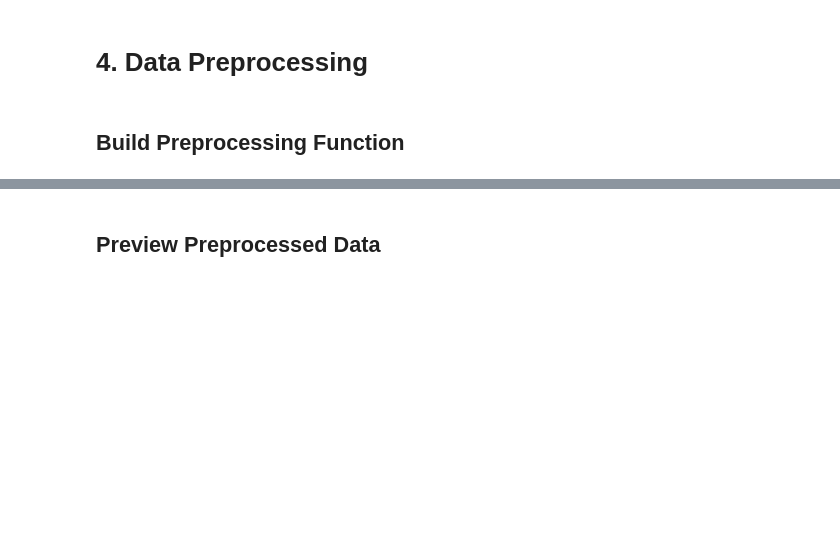
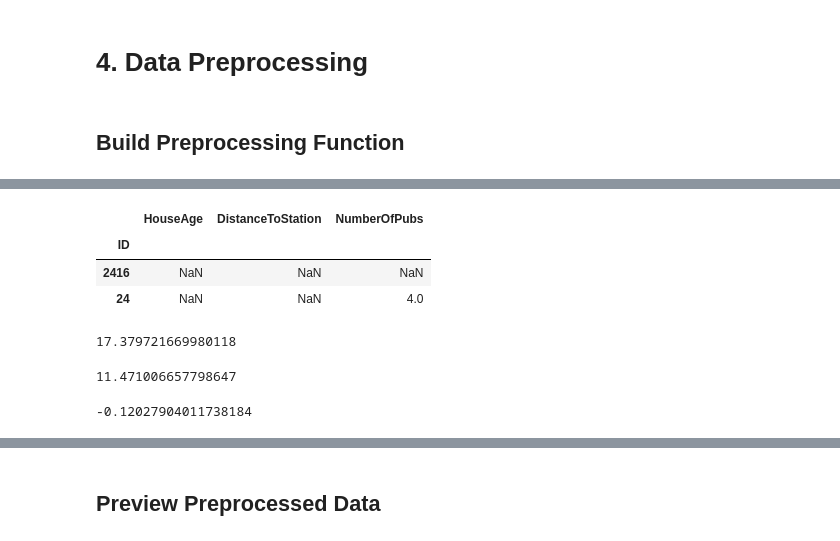
Before and after one commit to Nthies6624/HousePredictionAPI, a Jupyter notebook: Regression.ipynb, the cells around one changed output, grey strips where cells are left out. Cells and saved outputs as stored; diff of their text form; code cells hidden in the pictures; blank space fills up the shorter version.

```diff
--- a/Regression.ipynb
+++ b/Regression.ipynb
@@ -381,0 +462,19 @@ plt.show()
+# %%
+train[train['HouseAge'].isnull()][['HouseAge','DistanceToStation', 'NumberOfPubs']]
+# %% [output]
+|  | HouseAge | DistanceToStation | NumberOfPubs |
+| ID |  |  |  |
+| 2416 | NaN | NaN | NaN |
+| 24 | NaN | NaN | 4.0 |
+# %%
+train['HouseAge'].mean()
+# %% [output]
+17.379721669980118
+# %%
+train['HouseAge'].std()
+# %% [output]
+11.471006657798647
+# %%
+(16.0 - train['HouseAge'].mean()) / train['HouseAge'].std()
+# %% [output]
+-0.12027904011738184
```
Also changed, not shown: parts of 21 cells of this notebook.
